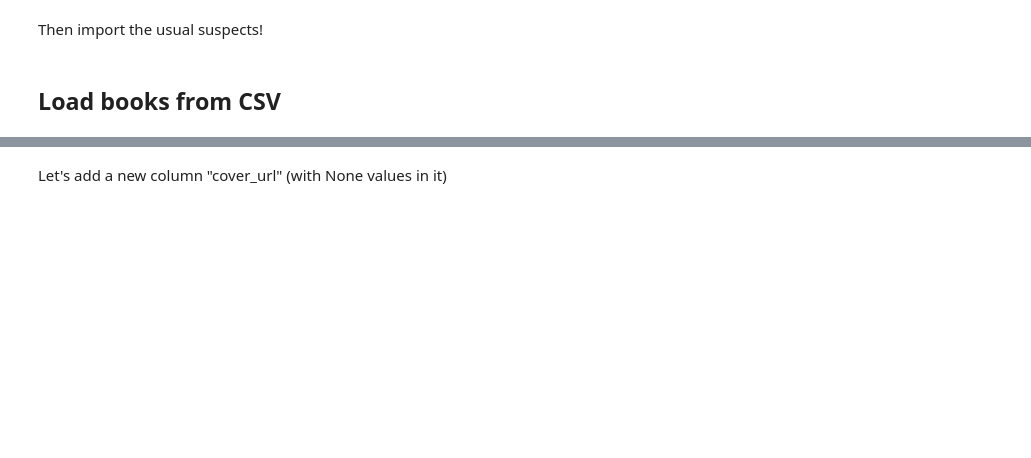
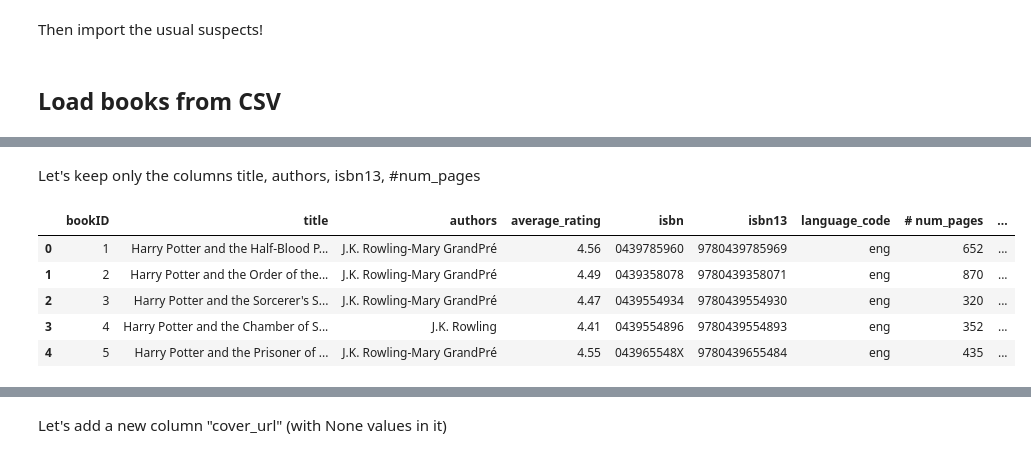
Before and after one commit to yannklein/data-sourcing-pd-1639, a Jupyter notebook: recap/Recap.ipynb, the cells around one changed output, grey strips where cells are left out. Cells and saved outputs as stored; diff of their text form; code cells hidden in the pictures; blank space fills up the shorter version.

```diff
--- a/recap/Recap.ipynb
+++ b/recap/Recap.ipynb
@@ -37 +40,13 @@ import numpy as np
+# %% [markdown]
+Let's keep only the columns title, authors, isbn13, #num_pages
+# %%
+books_df.loc[:, ['title', 'authors', 'isbn13', '# num_pages']]
+books_df.head()
+# %% [output]
+|  | bookID | title | authors | average_rating | isbn | isbn13 | language_code | # num_pages | ... |
+| 0 | 1 | Harry Potter and the Half-Blood P... | J.K. Rowling-Mary GrandPré | 4.56 | 0439785960 | 9780439785969 | eng | 652 | ... |
+| 1 | 2 | Harry Potter and the Order of the... | J.K. Rowling-Mary GrandPré | 4.49 | 0439358078 | 9780439358071 | eng | 870 | ... |
+| 2 | 3 | Harry Potter and the Sorcerer's S... | J.K. Rowling-Mary GrandPré | 4.47 | 0439554934 | 9780439554930 | eng | 320 | ... |
+| 3 | 4 | Harry Potter and the Chamber of S... | J.K. Rowling | 4.41 | 0439554896 | 9780439554893 | eng | 352 | ... |
+| 4 | 5 | Harry Potter and the Prisoner of ... | J.K. Rowling-Mary GrandPré | 4.55 | 043965548X | 9780439655484 | eng | 435 | ... |
 # %%
```
Also changed, not shown: parts of 30 cells of this notebook, 1 other file.
